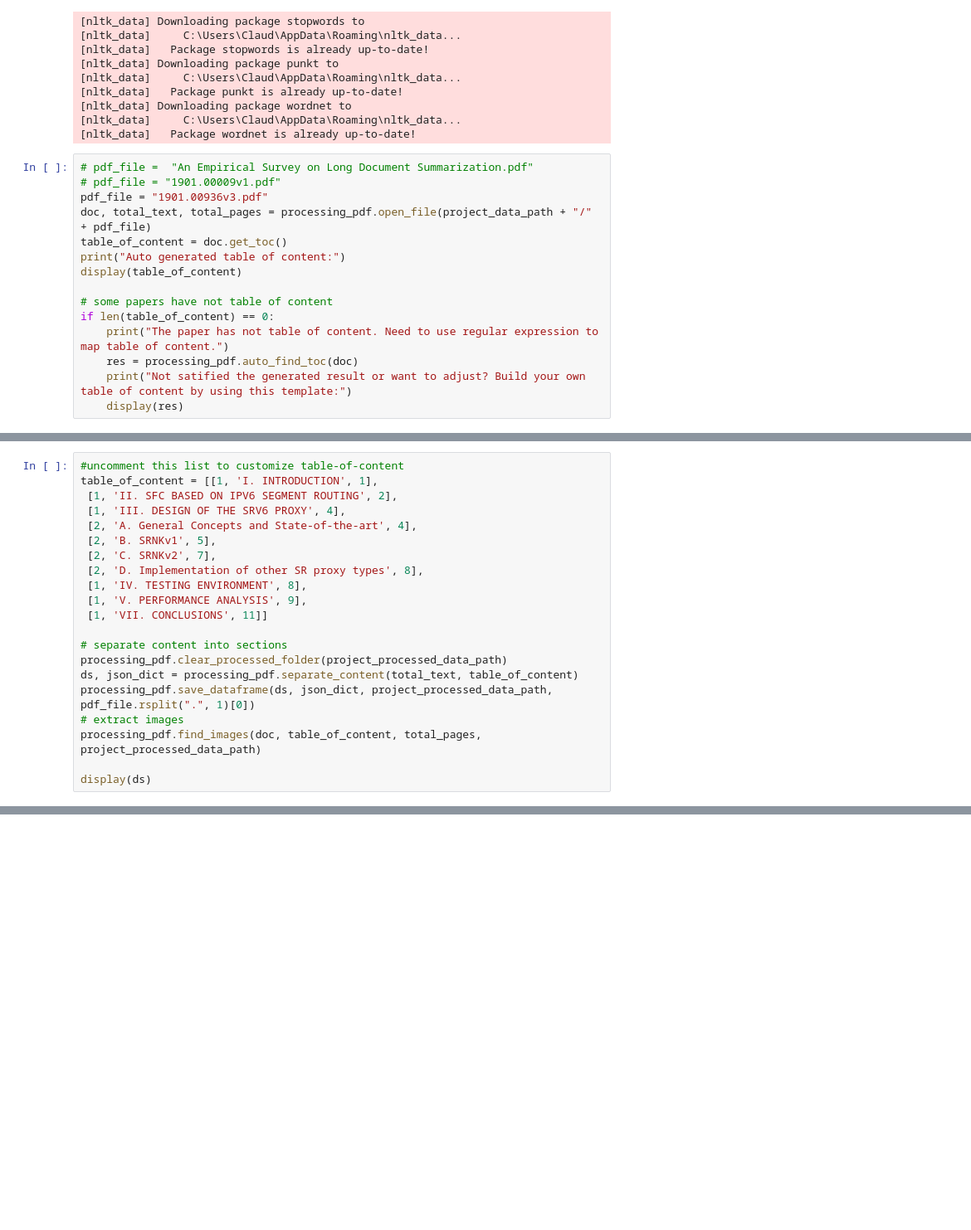
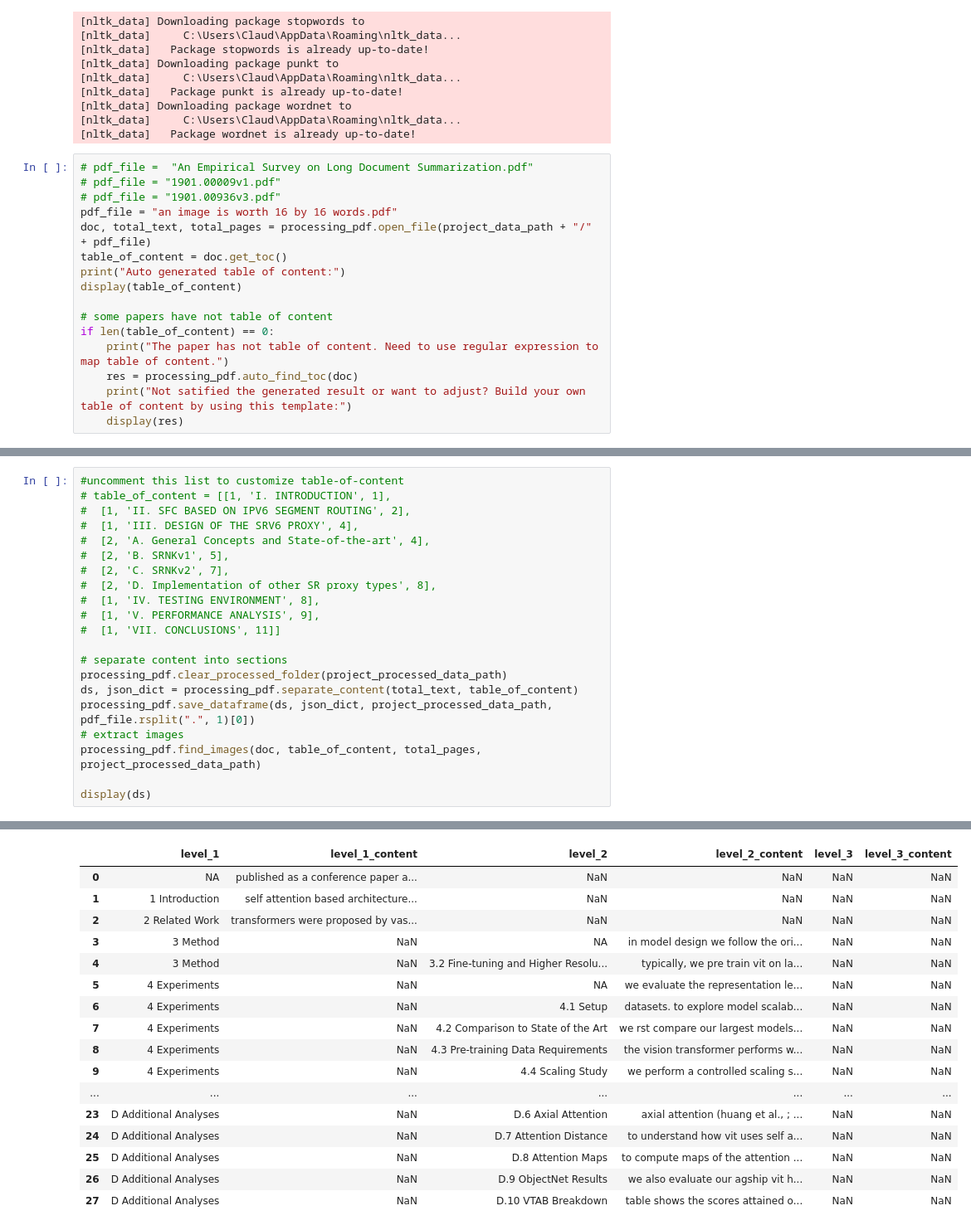
Before and after one commit to ClaudiaYao/PDF_conversion, a Jupyter notebook: processing_pdf.ipynb, the cells around one changed output, grey strips where cells are left out. Shown at 83% size. Saved outputs shown, nothing was run; the diff lists cells and outputs as text; blank space fills up the shorter version.

```diff
--- a/processing_pdf.ipynb
+++ b/processing_pdf.ipynb
@@ -52,7 +49,8 @@ pd.options.display.max_colwidth = 2000
 # %%
 # pdf_file =  "An Empirical Survey on Long Document Summarization.pdf"
 # pdf_file = "1901.00009v1.pdf"
-pdf_file = "1901.00936v3.pdf"
+# pdf_file = "1901.00936v3.pdf"
+pdf_file = "an image is worth 16 by 16 words.pdf"
 doc, total_text, total_pages = processing_pdf.open_file(project_data_path + "/" + pdf_file)
 table_of_content = doc.get_toc()
 print("Auto generated table of content:")
@@ -79,15 +84,15 @@ Not satified the generated result or want to adjust? Build your own table of con
 # %%
 #uncomment this list to customize table-of-content
-table_of_content = [[1, 'I. INTRODUCTION', 1],
- [1, 'II. SFC BASED ON IPV6 SEGMENT ROUTING', 2],
- [1, 'III. DESIGN OF THE SRV6 PROXY', 4],
- [2, 'A. General Concepts and State-of-the-art', 4],
- [2, 'B. SRNKv1', 5],
- [2, 'C. SRNKv2', 7],
- [2, 'D. Implementation of other SR proxy types', 8],
- [1, 'IV. TESTING ENVIRONMENT', 8],
- [1, 'V. PERFORMANCE ANALYSIS', 9],
- [1, 'VII. CONCLUSIONS', 11]]
+# table_of_content = [[1, 'I. INTRODUCTION', 1],
+#  [1, 'II. SFC BASED ON IPV6 SEGMENT ROUTING', 2],
+#  [1, 'III. DESIGN OF THE SRV6 PROXY', 4],
+#  [2, 'A. General Concepts and State-of-the-art', 4],
+#  [2, 'B. SRNKv1', 5],
+#  [2, 'C. SRNKv2', 7],
+#  [2, 'D. Implementation of other SR proxy types', 8],
+#  [1, 'IV. TESTING ENVIRONMENT', 8],
+#  [1, 'V. PERFORMANCE ANALYSIS', 9],
+#  [1, 'VII. CONCLUSIONS', 11]]
 
 # separate content into sections
 processing_pdf.clear_processed_folder(project_processed_data_path)
@@ -97,3 +102,4 @@ processing_pdf.save_dataframe(ds, json_dict, project_processed_data_path,  pdf_f
 processing_pdf.find_images(doc, table_of_content, total_pages, project_processed_data_path)
 
 display(ds)
+# %% [output]
@@ -100,3 +109,20 @@ display(ds)
+|  | level_1 | level_1_content | level_2 | level_2_content | level_3 | level_3_content |
+| 0 | NA | published as a conference paper a... | NaN | NaN | NaN | NaN |
+| 1 | 1 Introduction | self attention based architecture... | NaN | NaN | NaN | NaN |
+| 2 | 2 Related Work | transformers were proposed by vas... | NaN | NaN | NaN | NaN |
+| 3 | 3 Method | NaN | NA | in model design we follow the ori... | NaN | NaN |
+| 4 | 3 Method | NaN | 3.2 Fine-tuning and Higher Resolu... | typically, we pre train vit on la... | NaN | NaN |
+| 5 | 4 Experiments | NaN | NA | we evaluate the representation le... | NaN | NaN |
+| 6 | 4 Experiments | NaN | 4.1 Setup | datasets. to explore model scalab... | NaN | NaN |
+| 7 | 4 Experiments | NaN | 4.2 Comparison to State of the Art | we rst compare our largest models... | NaN | NaN |
+| 8 | 4 Experiments | NaN | 4.3 Pre-training Data Requirements | the vision transformer performs w... | NaN | NaN |
+| 9 | 4 Experiments | NaN | 4.4 Scaling Study | we perform a controlled scaling s... | NaN | NaN |
+| ... | ... | ... | ... | ... | ... | ... |
+| 23 | D Additional Analyses | NaN | D.6 Axial Attention | axial attention (huang et al., ; ... | NaN | NaN |
+| 24 | D Additional Analyses | NaN | D.7 Attention Distance | to understand how vit uses self a... | NaN | NaN |
+| 25 | D Additional Analyses | NaN | D.8 Attention Maps | to compute maps of the attention ... | NaN | NaN |
+| 26 | D Additional Analyses | NaN | D.9 ObjectNet Results | we also evaluate our agship vit h... | NaN | NaN |
+| 27 | D Additional Analyses | NaN | D.10 VTAB Breakdown | table shows the scores attained o... | NaN | NaN |
 # %%
 import json
 
```
Also changed, not shown: parts of 4 cells of this notebook, 2 other files.
